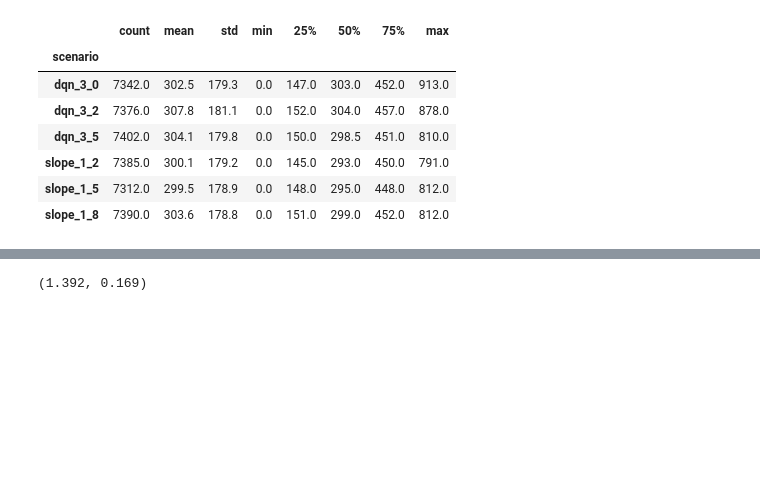
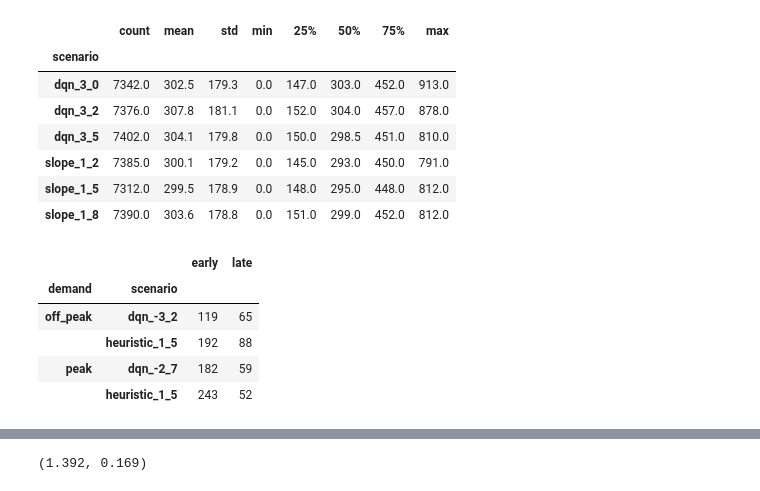
Before and after one commit to joerovar/flex-bus-sim, a Jupyter notebook: eval.ipynb, the cells around one changed output, grey strips where cells are left out. Saved outputs shown, nothing was run; the diff lists cells and outputs as text; code cells hidden in the pictures; blank space fills up the shorter version.

```diff
--- a/eval.ipynb
+++ b/eval.ipynb
@@ -227,3 +296,12 @@ pax[pax['flex']==0].groupby(['scenario'])['wait_time'].describe().round(1)
 | slope_1_2 | 7385.0 | 300.1 | 179.2 | 0.0 | 145.0 | 293.0 | 450.0 | 791.0 |
 | slope_1_5 | 7312.0 | 299.5 | 178.9 | 0.0 | 148.0 | 295.0 | 448.0 | 812.0 |
 | slope_1_8 | 7390.0 | 303.6 | 178.8 | 0.0 | 151.0 | 299.0 | 452.0 | 812.0 |
+# %%
+eval_trips[eval_trips['stop']==N_STOPS-1].groupby(['demand', 'scenario'])['early', 'late'].sum()
+# %% [output]
+|  |  | early | late |
+| demand | scenario |  |  |
+| off_peak | dqn_-3_2 | 119 | 65 |
+|  | heuristic_1_5 | 192 | 88 |
+| peak | dqn_-2_7 | 182 | 59 |
+|  | heuristic_1_5 | 243 | 52 |
```
Also changed, not shown: parts of 21 cells of this notebook, 28 other files.
